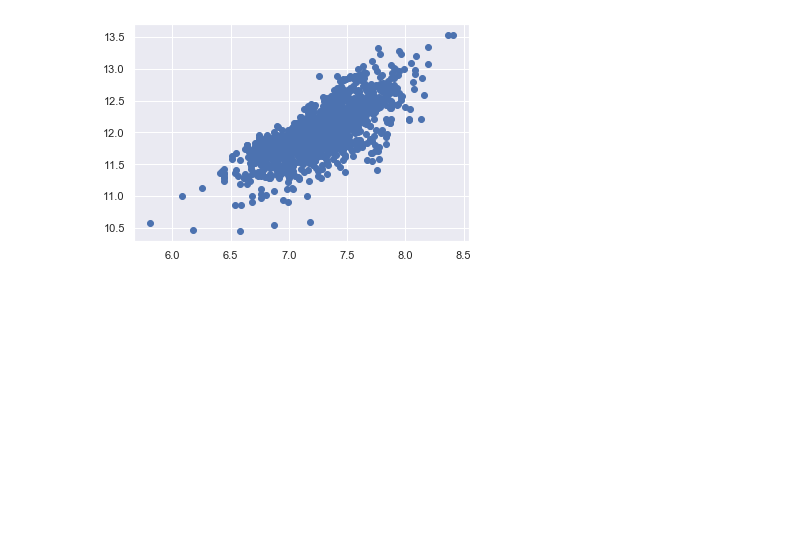
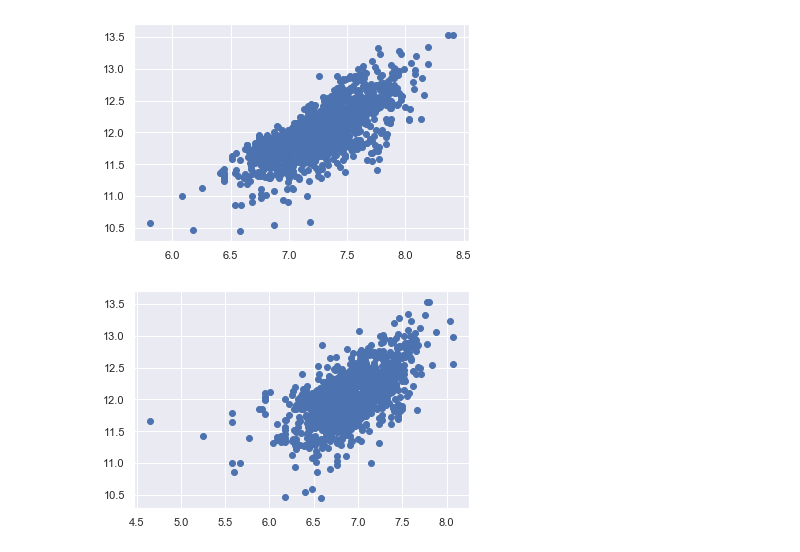
Before and after one commit to Ashishkhurana01/kaggle-work, a Jupyter notebook: House Prices - Advanced regression techniques.ipynb, the cells around one changed output. Drawn from its saved outputs; the diff is of its cells as text; code cells hidden in the pictures; blank space fills up the shorter version.

```diff
--- a/House Prices - Advanced regression techniques.ipynb
+++ b/House Prices - Advanced regression techniques.ipynb
@@ -379,3 +379,8 @@ plt.scatter(df_train['GrLivArea'], df_train['SalePrice']);
 # %%
 # The current scatter plot doesn't have a conic shape anymore. That's the power of normality!
 # Just by ensuring normality in some variables, we solved the homoscedasticity problem.
+# %%
+#scatter plot
+plt.scatter(df_train[df_train['TotalBsmtSF']>0]['TotalBsmtSF'], df_train[df_train['TotalBsmtSF']>0]['SalePrice']);
+# %% [output]
+[figure, added]
```
Also changed, not shown: parts of 2 cells of this notebook.
